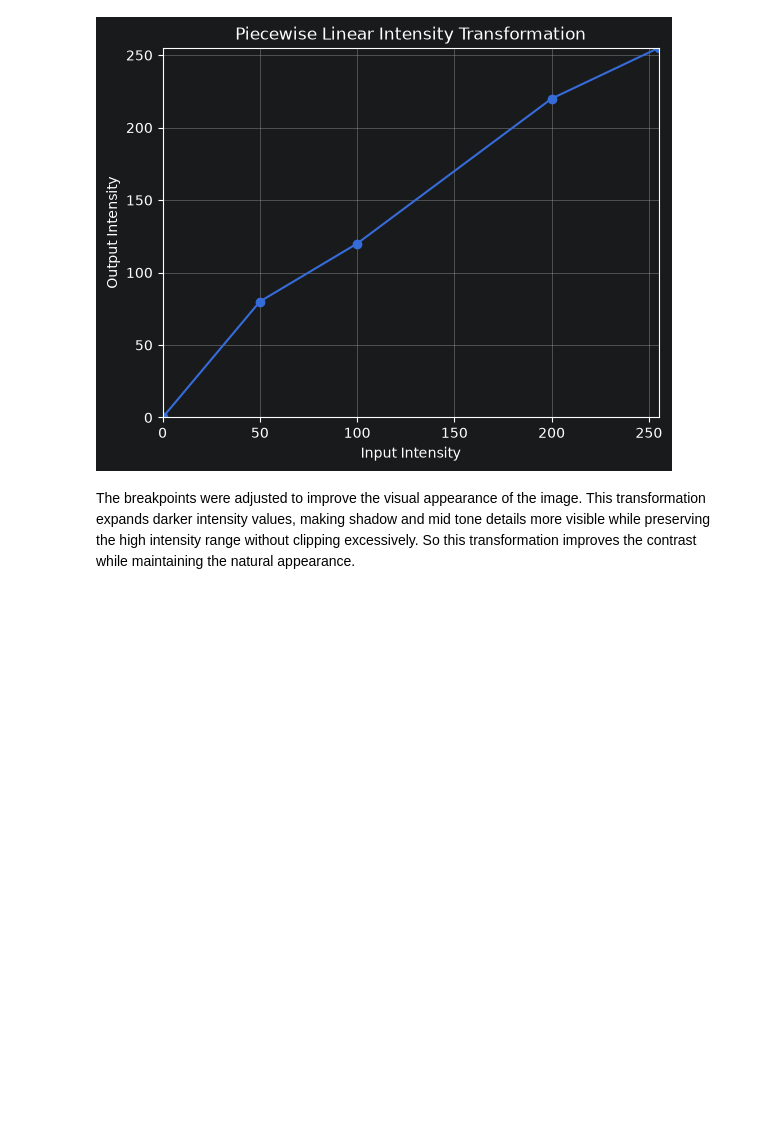
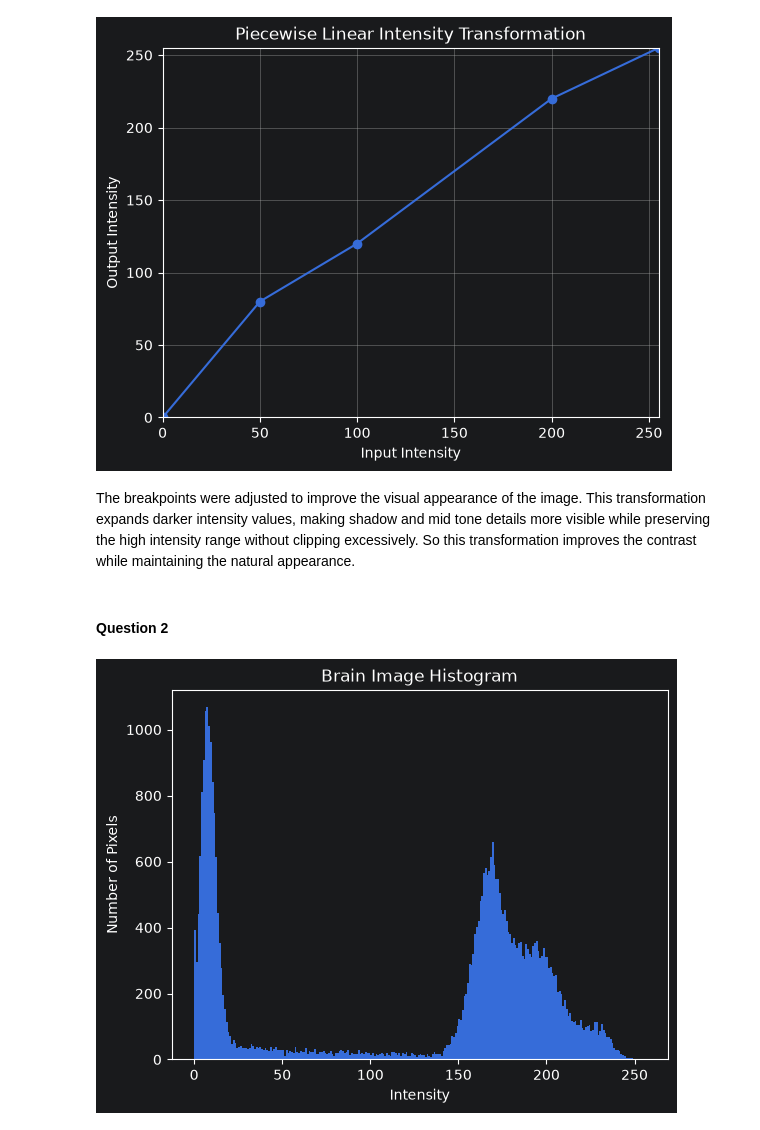
Before and after one commit to KaveeDiv23/Computer-Vision-Assignment-01, a Jupyter notebook: assignment01.ipynb, the cells around one changed output. Saved outputs shown, nothing was run; the diff lists cells and outputs as text; code cells hidden in the pictures; blank space fills up the shorter version.

```diff
--- a/assignment01.ipynb
+++ b/assignment01.ipynb
@@ -100,3 +100,21 @@ plt.show()
 [figure]
 # %% [markdown]
 The breakpoints were adjusted to improve the visual appearance of the image. This transformation expands darker intensity values, making shadow and mid tone details more visible while preserving the high intensity range without clipping excessively. So this transformation improves the contrast while maintaining the natural appearance.
+# %% [markdown]
+#### Question 2
+# %%
+brain = cv.imread("Images/Fig2.jpeg", cv.IMREAD_GRAYSCALE)
+#
+# plt.imshow(brain, cmap="gray")
+# plt.axis("off")
+# plt.show()
+# %%
+plt.hist(brain.ravel(), bins=256, range=(0, 256))
+
+plt.xlabel("Intensity")
+plt.ylabel("Number of Pixels")
+plt.title("Brain Image Histogram")
+
+plt.show()
+# %% [output]
+[figure, added]
```
Also changed, not shown: parts of 7 cells of this notebook.
